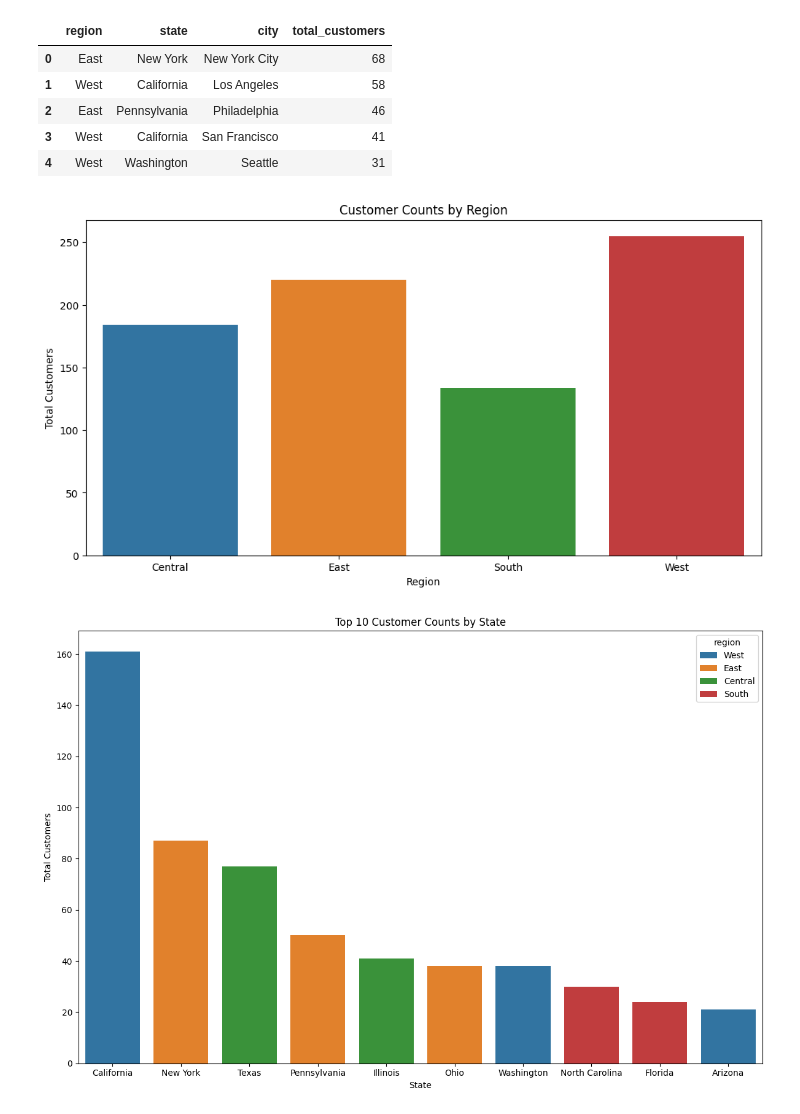
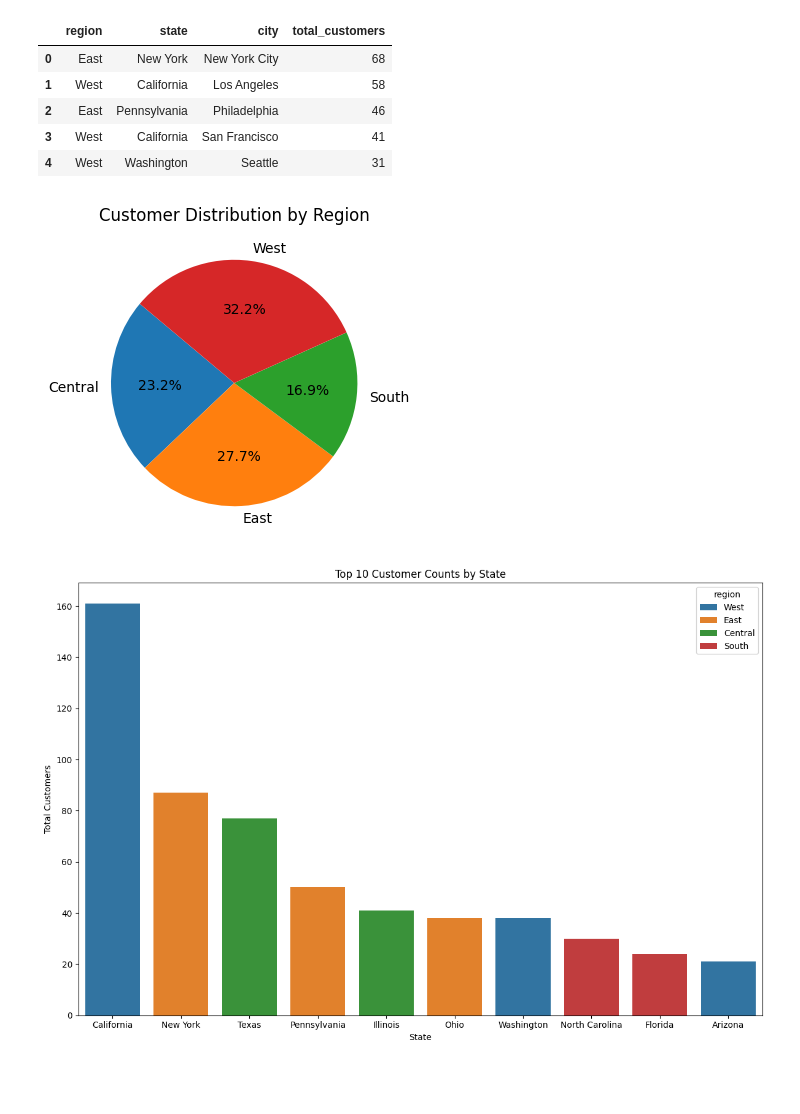
Before and after one commit to markcelemen/sales-performance-dashboard, a Jupyter notebook: eda.ipynb, the cells around one changed output. Saved outputs shown, nothing was run; the diff lists cells and outputs as text; code cells hidden in the pictures; blank space fills up the shorter version.

```diff
--- a/eda.ipynb
+++ b/eda.ipynb
@@ -89,16 +98,20 @@ df.head()
 # %%
 # region-level
 region_df = df.groupby('region')['total_customers'].sum().reset_index()
+region_df['total_customers_pct'] = region_df['total_customers'] / region_df['total_customers'].sum() * 100
 
-plt.figure(figsize=(12,6))
-sns.barplot(data=region_df, x='region', y='total_customers', hue='region', legend=False)
+# plt.figure(figsize=(12,6))
+# sns.barplot(data=region_df, x='region', y='total_customers', hue='region', legend=False)
+# plt.title('Customer Counts by Region')
+# plt.xlabel('Region')
+# plt.ylabel('Total Customers')
 
-plt.title('Customer Counts by Region')
-plt.xlabel('Region')
-plt.ylabel('Total Customers')
+plt.figure(figsize=(4,4))
+plt.pie(region_df['total_customers_pct'], labels=region_df['region'], autopct='%1.1f%%', startangle=140)
+plt.title('Customer Distribution by Region')
 plt.show()
 # %% [output]
-[figure, old version]
+[figure, new version]
 # %%
 # state-level / top 10
 state_df = df.groupby(['state', 'region'])['total_customers'].sum().reset_index()
```
Also changed, not shown: parts of 21 cells of this notebook.
